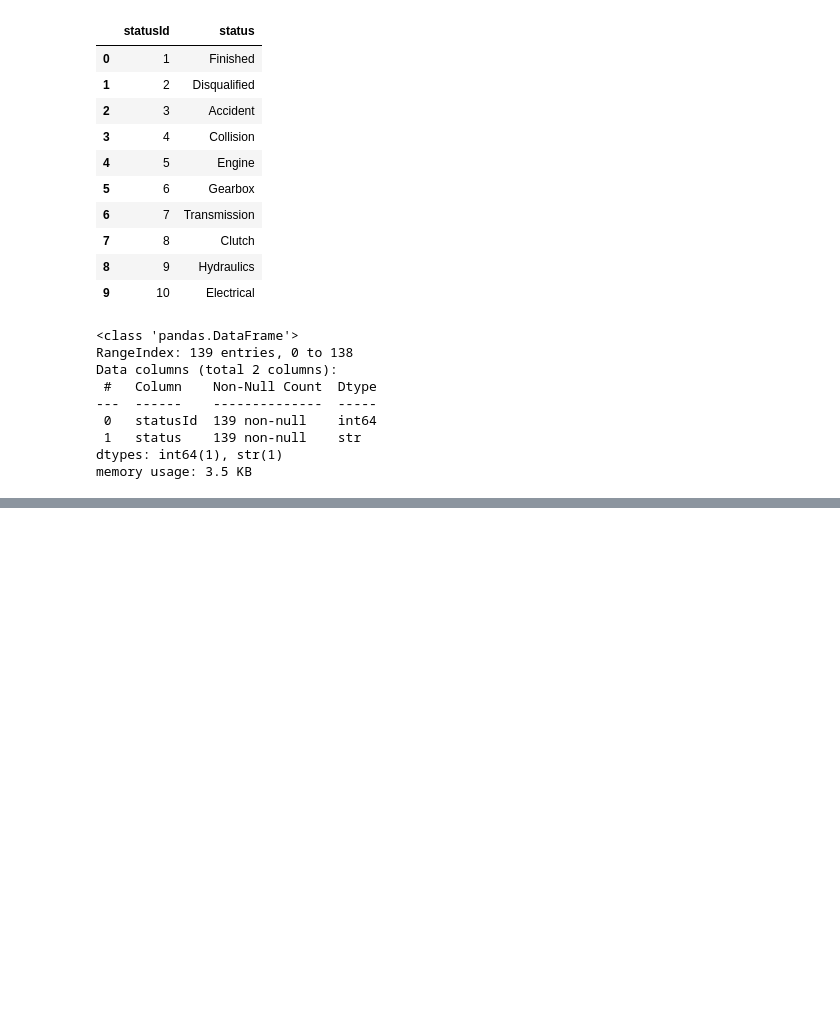
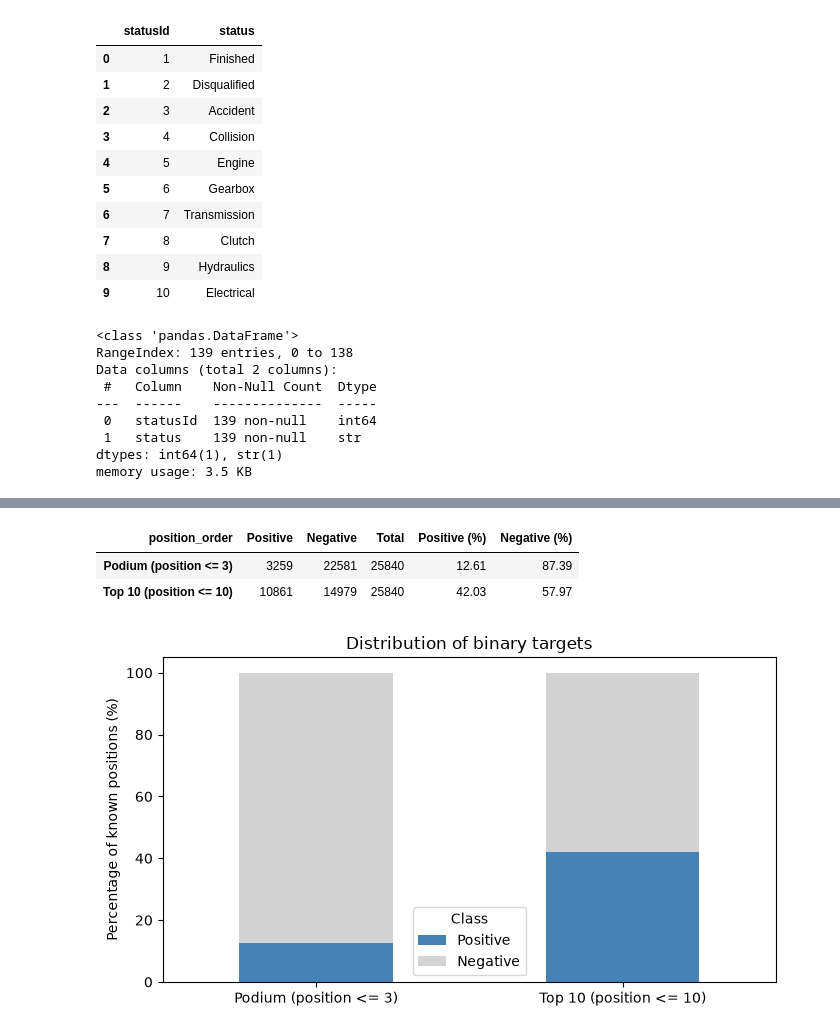
Before and after one commit to zacariasct4/DS_Monthly_Challenges, a Jupyter notebook: 02_formula1/main.ipynb, the cells around one changed output, grey strips where cells are left out. Cells and saved outputs as stored; diff of their text form; code cells hidden in the pictures; blank space fills up the shorter version.

```diff
--- a/02_formula1/main.ipynb
+++ b/02_formula1/main.ipynb
@@ -531,0 +2283,25 @@ The `status_df` dataset has **2 variables** and **no missing values**. It maps e
+# %%
+binary_summary = pd.DataFrame({
+    "Podium (position <= 3)": (target_results['position_order'] <= 3).value_counts().reindex([True, False], fill_value=0),
+    "Top 10 (position <= 10)": (target_results['position_order'] <= 10).value_counts().reindex([True, False], fill_value=0),
+}).rename(index={True: "Positive", False: "Negative"}).T
+
+binary_summary["Total"] = binary_summary["Positive"] + binary_summary["Negative"]
+binary_summary["Positive (%)"] = (100 * binary_summary["Positive"] / binary_summary["Total"]).round(2)
+binary_summary["Negative (%)"] = (100 * binary_summary["Negative"] / binary_summary["Total"]).round(2)
+
+display(binary_summary)
+
+fig, ax = plt.subplots(figsize=(7, 4))
+binary_summary[["Positive (%)", "Negative (%)"]].plot.bar(
+    stacked=True, ax=ax, color=["steelblue", "lightgray"], rot=0
+)
+ax.set(title="Distribution of binary targets", ylabel="Percentage of known positions (%)", xlabel="")
+ax.legend(["Positive", "Negative"], title="Class")
+plt.tight_layout()
+plt.show()
+# %% [output]
+| position_order | Positive | Negative | Total | Positive (%) | Negative (%) |
+| Podium (position <= 3) | 3259 | 22581 | 25840 | 12.61 | 87.39 |
+| Top 10 (position <= 10) | 10861 | 14979 | 25840 | 42.03 | 57.97 |
+[figure, added]
```
Also changed, not shown: parts of 193 cells of this notebook.
